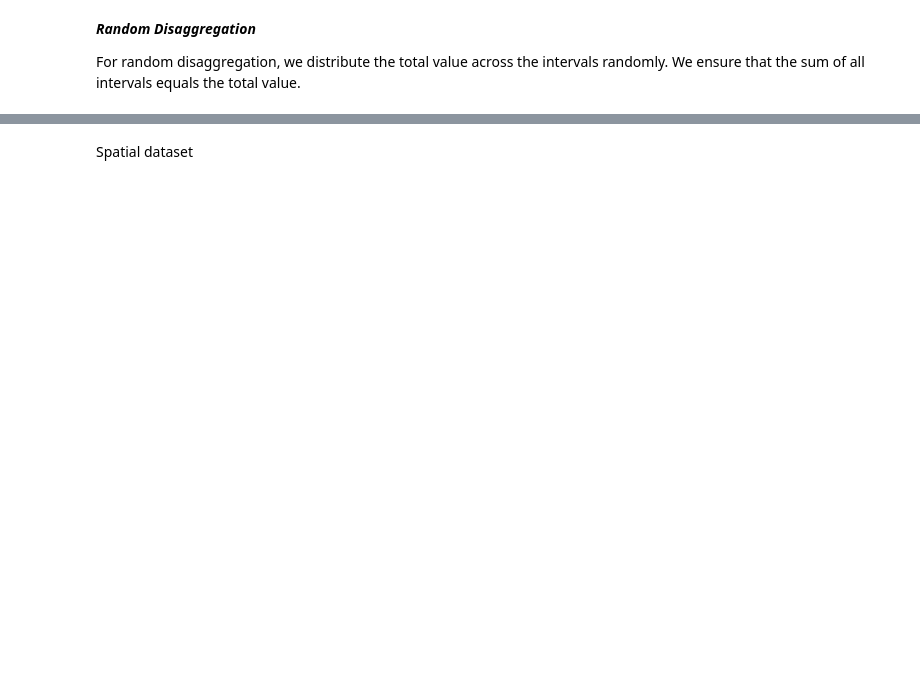
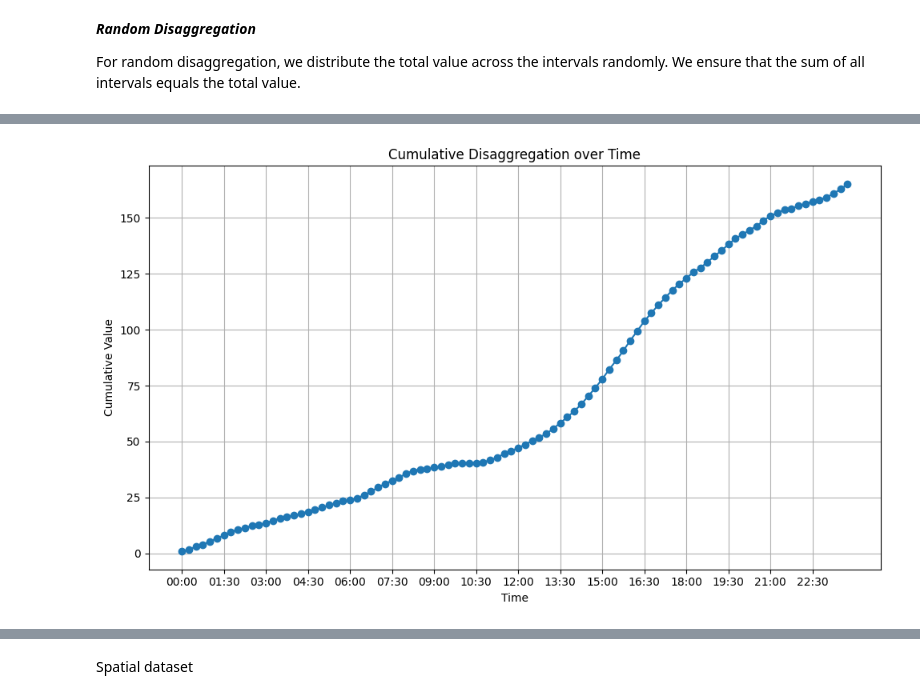
Before and after one commit to rauchman1/notebooks, a Jupyter notebook: Disaggregation.ipynb, the cells around one changed output, grey strips where cells are left out. Cells and saved outputs as stored; diff of their text form; code cells hidden in the pictures; blank space fills up the shorter version.

```diff
--- a/Disaggregation.ipynb
+++ b/Disaggregation.ipynb
@@ -135,0 +134,25 @@ plt.tight_layout()
+# %%
+def random_walk_disaggregation(total_value, num_intervals=96):
+    # Create a random walk
+    steps = np.random.normal(0, 1, num_intervals)
+    random_walk = np.cumsum(steps)
+
+    # Normalize and apply to total value
+    normalized_random_walk = (random_walk - np.min(random_walk))
+    normalized_random_walk /= np.sum(normalized_random_walk)
+    normalized_random_walk *= total_value
+    return normalized_random_walk
+# %%
+random_walk_values = random_walk_disaggregation(return_value)
+# %%
+# Plotting
+plt.figure(figsize=(10, 6))
+plt.plot(time, np.cumsum(random_walk_values), marker='o')
+plt.xticks(time[::6])
+plt.xlabel('Time')
+plt.ylabel('Cumulative Value')
+plt.title('Cumulative Disaggregation over Time')
+plt.grid(True)
+plt.tight_layout()
+# %% [output]
+[figure, added]
```
Also changed, not shown: parts of 7 cells of this notebook.
